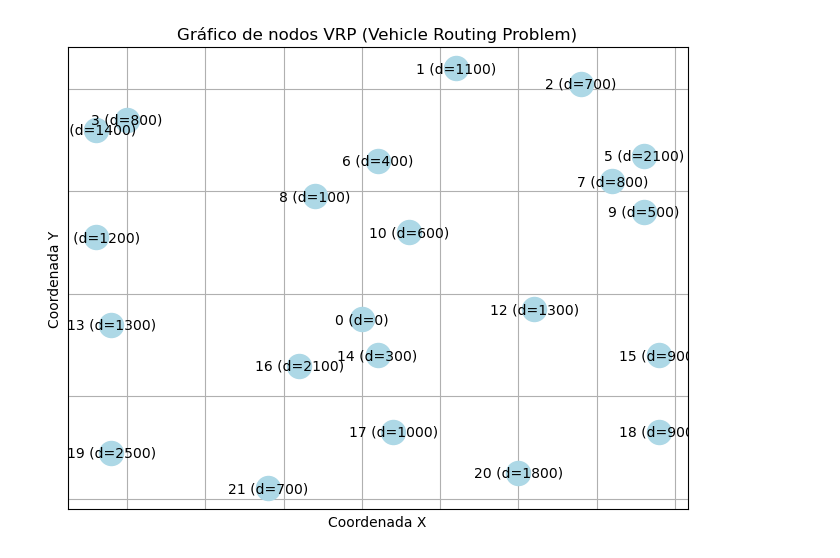
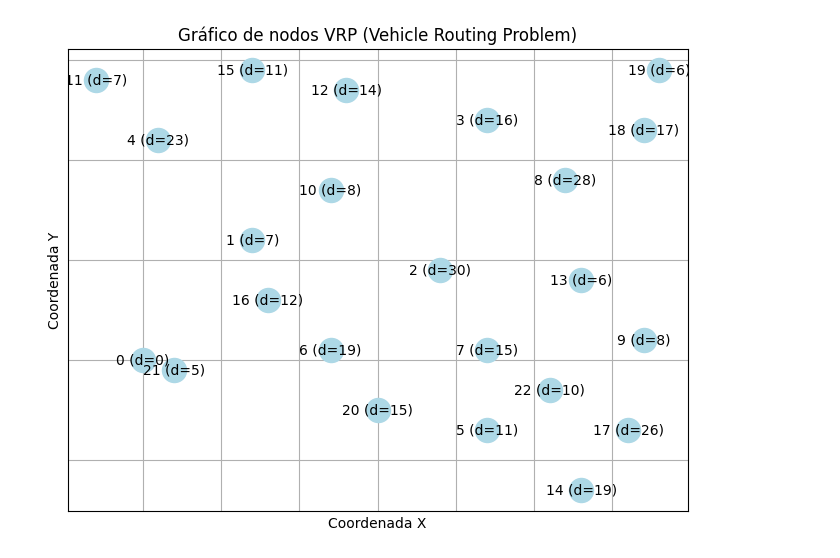
Before and after one commit to gustavouliano/cvrp_algorithms, a Jupyter notebook: island_model_ga-parallel.ipynb, the cells around one changed output. Saved outputs shown, nothing was run; the diff lists cells and outputs as text; code cells hidden in the pictures.

```diff
--- a/island_model_ga-parallel.ipynb
+++ b/island_model_ga-parallel.ipynb
@@ -51,16 +54,16 @@ def draw_graph(G):
 # %%
 G = nx.MultiDiGraph()
 
-instance = vrplib.read_instance("./Vrp-Set-E/E/E-n22-k4.vrp")
+instance = vrplib.read_instance("./Vrp-Set-P/P/P-n23-k8.vrp")
 demand = instance['demand']
 nodes_coords = instance['node_coord']
 for i, (x, y) in enumerate(nodes_coords):
     G.add_node(i, x=int(x), y=int(y), demand=int(demand[i]))
 
 G.edges(data=True)
 draw_graph(G)
 # %% [output]
-[figure, old version]
+[figure, new version]
 # %%
 def distancia_euclidiana(node1, node2, G):
     x1, y1 = G.nodes[node1]['x'], G.nodes[node1]['y']
```
Also changed, not shown: parts of 14 cells of this notebook, 51 other files.
